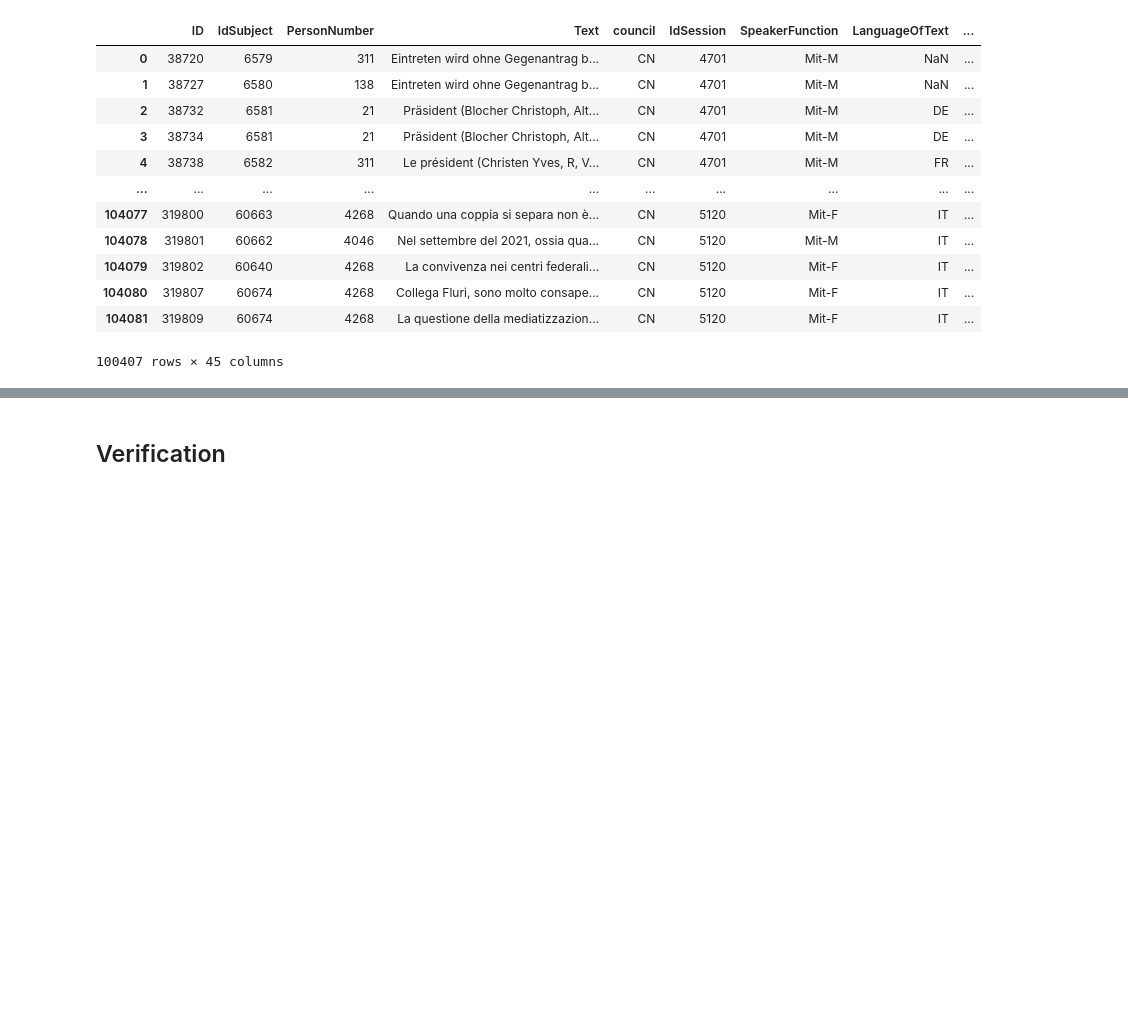
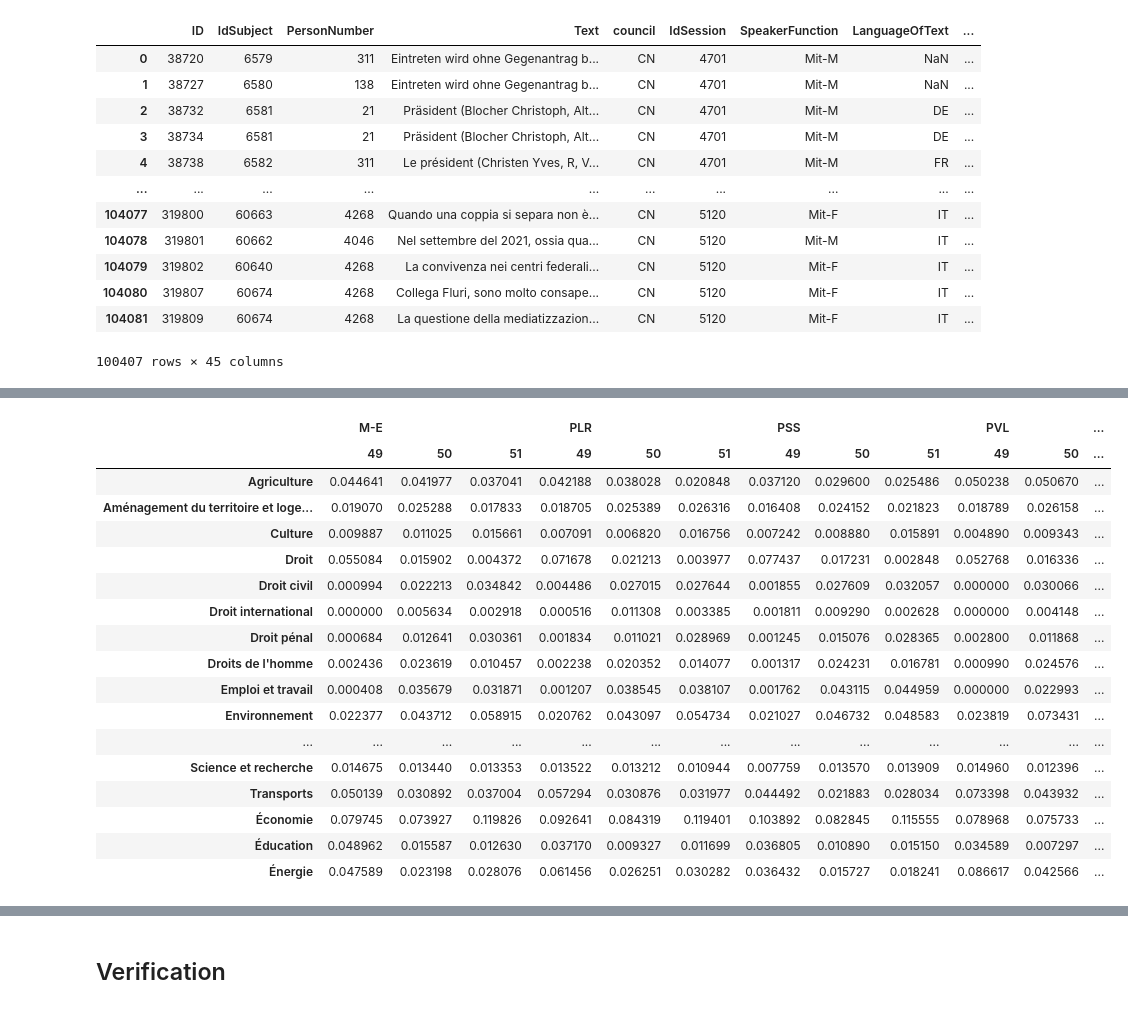
Before and after one commit to cgcrts/ef23_discours, a Jupyter notebook: tag_processing.ipynb, the cells around one changed output, grey strips where cells are left out. Saved outputs shown, nothing was run; the diff lists cells and outputs as text; code cells hidden in the pictures; blank space fills up the shorter version.

```diff
--- a/tag_processing.ipynb
+++ b/tag_processing.ipynb
@@ -279,3 +280,8 @@ round(transcript_processed_df[tags_list].sum(axis=1).sort_values().value_counts(
 Name: proportion, dtype: float64
 # %% [markdown]
 ## Tag exploration
+# %%
+with open('data/subjects.csv', encoding='utf-8') as file:
+    subjects_df = pd.read_csv(file).drop(columns='Unnamed: 0')
+
+subjects_df
@@ -644,15 +666,10 @@ ratio_by = {'tag': (0, 1), 'group': (1, 0)}
 # %%
 council = 'CN'
 group = 'party'
-legis = 51
+legis = 50
 axis = ratio_by['tag']
 
-group_weight = weight_groups_dict[council][group][str(legis)]/total_members[council]
-
-# only keep main parties
-try:
-    group_weight = group_weight[main_party]
-except KeyError:
-    pass
-
-group_weight
+councils = ['CN', 'CE']
+groups = ['party', 'gender']
+legislatures = [47, 48, 49, 50, 51]
+normalizers = ['tag', 'group']
@@ -730 +740,34 @@ AttributeError: 'DataFrameGroupBy' object has no attribute 'loc'
+# %%
+df_49 = results_dict['CN']['party'][49]['group']
+df_50 = results_dict['CN']['party'][50]['group']
+df_51 = results_dict['CN']['party'][51]['group']
+
+x = pd.concat({49: df_49, 50: df_50, 51: df_51}, axis=1)
+x = x.swaplevel(axis=1)
+x = x.sort_index(axis=1, level=0)
+x.columns.names = (None,None)
+x = x.style.background_gradient(cmap='YlGnBu', axis=None)
+for party in main_party:
+    x.set_table_styles({(party, 49): [{'selector': 'td', 'props': 'border-left: 2px solid black'}]}, overwrite=False, axis=0)
+
+x
+# %% [output]
+|  | M-E |  |  | PLR |  |  | PSS |  |  | PVL |  | ... |
+|  | 49 | 50 | 51 | 49 | 50 | 51 | 49 | 50 | 51 | 49 | 50 | ... |
+| Agriculture | 0.044641 | 0.041977 | 0.037041 | 0.042188 | 0.038028 | 0.020848 | 0.037120 | 0.029600 | 0.025486 | 0.050238 | 0.050670 | ... |
+| Aménagement du territoire et loge... | 0.019070 | 0.025288 | 0.017833 | 0.018705 | 0.025389 | 0.026316 | 0.016408 | 0.024152 | 0.021823 | 0.018789 | 0.026158 | ... |
+| Culture | 0.009887 | 0.011025 | 0.015661 | 0.007091 | 0.006820 | 0.016756 | 0.007242 | 0.008880 | 0.015891 | 0.004890 | 0.009343 | ... |
+| Droit | 0.055084 | 0.015902 | 0.004372 | 0.071678 | 0.021213 | 0.003977 | 0.077437 | 0.017231 | 0.002848 | 0.052768 | 0.016336 | ... |
+| Droit civil | 0.000994 | 0.022213 | 0.034842 | 0.004486 | 0.027015 | 0.027644 | 0.001855 | 0.027609 | 0.032057 | 0.000000 | 0.030066 | ... |
+| Droit international | 0.000000 | 0.005634 | 0.002918 | 0.000516 | 0.011308 | 0.003385 | 0.001811 | 0.009290 | 0.002628 | 0.000000 | 0.004148 | ... |
+| Droit pénal | 0.000684 | 0.012641 | 0.030361 | 0.001834 | 0.011021 | 0.028969 | 0.001245 | 0.015076 | 0.028365 | 0.002800 | 0.011868 | ... |
+| Droits de l'homme | 0.002436 | 0.023619 | 0.010457 | 0.002238 | 0.020352 | 0.014077 | 0.001317 | 0.024231 | 0.016781 | 0.000990 | 0.024576 | ... |
+| Emploi et travail | 0.000408 | 0.035679 | 0.031871 | 0.001207 | 0.038545 | 0.038107 | 0.001762 | 0.043115 | 0.044959 | 0.000000 | 0.022993 | ... |
+| Environnement | 0.022377 | 0.043712 | 0.058915 | 0.020762 | 0.043097 | 0.054734 | 0.021027 | 0.046732 | 0.048583 | 0.023819 | 0.073431 | ... |
+| ... | ... | ... | ... | ... | ... | ... | ... | ... | ... | ... | ... | ... |
+| Science et recherche | 0.014675 | 0.013440 | 0.013353 | 0.013522 | 0.013212 | 0.010944 | 0.007759 | 0.013570 | 0.013909 | 0.014960 | 0.012396 | ... |
+| Transports | 0.050139 | 0.030892 | 0.037004 | 0.057294 | 0.030876 | 0.031977 | 0.044492 | 0.021883 | 0.028034 | 0.073398 | 0.043932 | ... |
+| Économie | 0.079745 | 0.073927 | 0.119826 | 0.092641 | 0.084319 | 0.119401 | 0.103892 | 0.082845 | 0.115555 | 0.078968 | 0.075733 | ... |
+| Éducation | 0.048962 | 0.015587 | 0.012630 | 0.037170 | 0.009327 | 0.011699 | 0.036805 | 0.010890 | 0.015150 | 0.034589 | 0.007297 | ... |
+| Énergie | 0.047589 | 0.023198 | 0.028076 | 0.061456 | 0.026251 | 0.030282 | 0.036432 | 0.015727 | 0.018241 | 0.086617 | 0.042566 | ... |
 # %%
```
Also changed, not shown: parts of 12 cells of this notebook, 1 other file.
